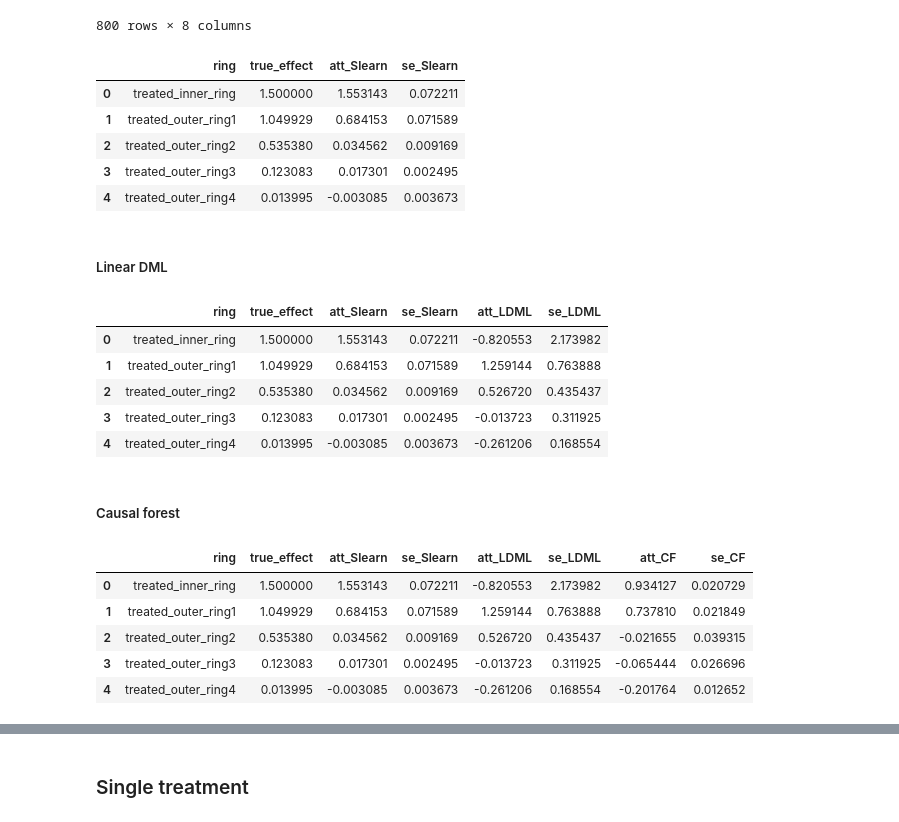
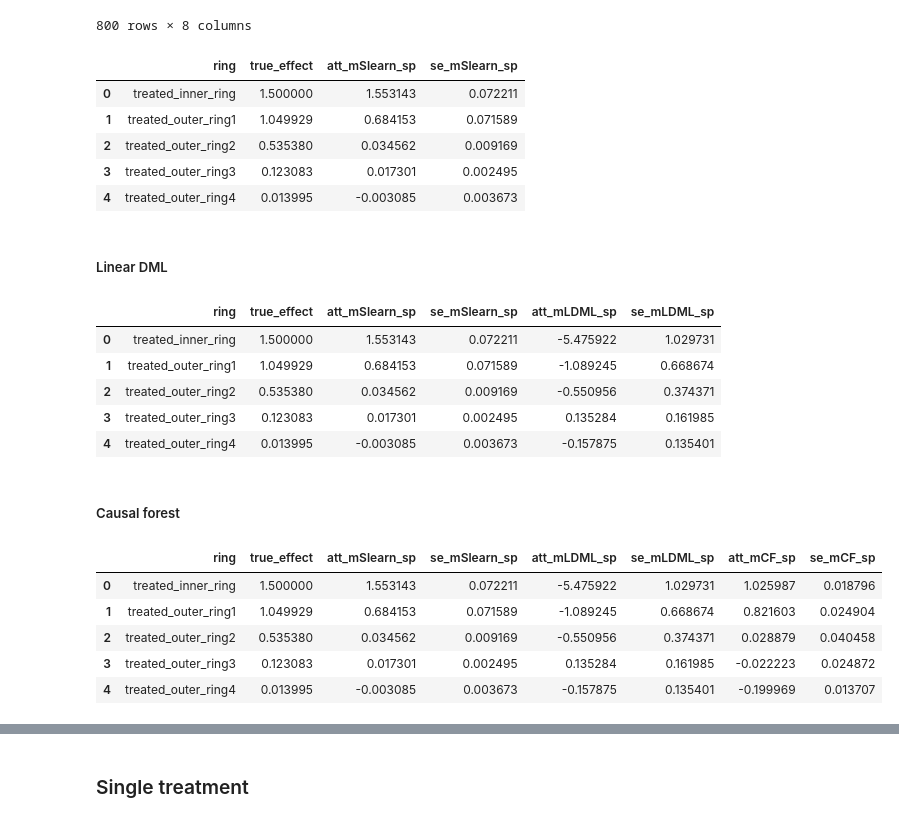
Before and after one commit to Andrew10MAIN/causal_ML_with_spilovers_of_treatment, a Jupyter notebook: 04_testing_models_on_simulated_data/testing_models_on_simulated_data.ipynb, the cells around one changed output, grey strips where cells are left out. Saved outputs shown, nothing was run; the diff lists cells and outputs as text; code cells hidden in the pictures.

```diff
--- a/04_testing_models_on_simulated_data/testing_models_on_simulated_data.ipynb
+++ b/04_testing_models_on_simulated_data/testing_models_on_simulated_data.ipynb
@@ -159,11 +201,11 @@ df_effectbase = pd.DataFrame({
                                gdf2[gdf2['odr_4'] == 1]['tau'].mean()],
               })
 df_multi_treatment_effects_Slearn = make_treatment_effects_df(ITE_df_slearn_multT,  [ 'treated_inner_ring','treated_outer_ring1',
-             'treated_outer_ring2','treated_outer_ring3', 'treated_outer_ring4'],'Slearn', treated_col='treated')
+             'treated_outer_ring2','treated_outer_ring3', 'treated_outer_ring4'],'mSlearn_sp', treated_col='treated')
 df_multi_effect_pre1 = df_effectbase.merge(df_multi_treatment_effects_Slearn, on = 'ring', how= 'left')
 df_multi_effect_pre1
 # %% [output]
-|  | ring | true_effect | att_Slearn | se_Slearn |
+|  | ring | true_effect | att_mSlearn_sp | se_mSlearn_sp |
 | 0 | treated_inner_ring | 1.500000 | 1.553143 | 0.072211 |
 | 1 | treated_outer_ring1 | 1.049929 | 0.684153 | 0.071589 |
 | 2 | treated_outer_ring2 | 0.535380 | 0.034562 | 0.009169 |
@@ -189,49 +231,49 @@ ITE_LDML= pd.DataFrame(te_pred_LDML).rename(columns = {0:'treated_inner_ring', 1
                                              4:'treated_outer_ring4'})
 ITE_LDML['treated'] = T_M
 df_multi_treatment_effects_LDML = make_treatment_effects_df(ITE_LDML,  ['treated_inner_ring','treated_outer_ring1',
-             'treated_outer_ring2','treated_outer_ring3', 'treated_outer_ring4'],'LDML', treated_col='treated')
+             'treated_outer_ring2','treated_outer_ring3', 'treated_outer_ring4'],'mLDML_sp', treated_col='treated')
 df_multi_effect_pre2 = df_multi_effect_pre1.merge(df_multi_treatment_effects_LDML, on = 'ring', how= 'left')
 df_multi_effect_pre2
 # %% [output]
-|  | ring | true_effect | att_Slearn | se_Slearn | att_LDML | se_LDML |
-| 0 | treated_inner_ring | 1.500000 | 1.553143 | 0.072211 | -0.820553 | 2.173982 |
-| 1 | treated_outer_ring1 | 1.049929 | 0.684153 | 0.071589 | 1.259144 | 0.763888 |
-| 2 | treated_outer_ring2 | 0.535380 | 0.034562 | 0.009169 | 0.526720 | 0.435437 |
-| 3 | treated_outer_ring3 | 0.123083 | 0.017301 | 0.002495 | -0.013723 | 0.311925 |
-| 4 | treated_outer_ring4 | 0.013995 | -0.003085 | 0.003673 | -0.261206 | 0.168554 |
+|  | ring | true_effect | att_mSlearn_sp | se_mSlearn_sp | att_mLDML_sp | se_mLDML_sp |
+| 0 | treated_inner_ring | 1.500000 | 1.553143 | 0.072211 | -5.475922 | 1.029731 |
+| 1 | treated_outer_ring1 | 1.049929 | 0.684153 | 0.071589 | -1.089245 | 0.668674 |
+| 2 | treated_outer_ring2 | 0.535380 | 0.034562 | 0.009169 | -0.550956 | 0.374371 |
+| 3 | treated_outer_ring3 | 0.123083 | 0.017301 | 0.002495 | 0.135284 | 0.161985 |
+| 4 | treated_outer_ring4 | 0.013995 | -0.003085 | 0.003673 | -0.157875 | 0.135401 |
 # %% [markdown]
 ##### Causal forest
 # %%
 est2 = CausalForestDML(model_y=RandomForestRegressor(n_estimators=100, max_depth=3, min_samples_leaf=20),
                        model_t=MultiOutputRegressor(RandomForestRegressor(n_estimators=100,
                                                                               max_depth=3,
                                                                               min_samples_leaf=20)),
                        cv=None,
                        criterion='mse', n_estimators=1000,
                        min_samples_leaf=10,
                        min_impurity_decrease=0.001,
                        random_state=123)
 
 est2.tune(Y, T_mult, X=X,
           #W=W
           )
 est2.fit(Y, T_mult, X=X,
          #W=W
          )
 
 te_pred2 = est2.const_marginal_effect(X)
 ITE_CF=pd.DataFrame(te_pred2).rename(columns = {0:'treated_inner_ring', 1:'treated_outer_ring1',
                                              2:'treated_outer_ring2', 3:'treated_outer_ring3',
                                              4:'treated_outer_ring4'})
 ITE_CF['treated'] = T_M
 df_multi_treatment_effects_CF = make_treatment_effects_df(ITE_CF,  ['treated_inner_ring','treated_outer_ring1',
-             'treated_outer_ring2','treated_outer_ring3', 'treated_outer_ring4'],'CF', treated_col='treated')
-df_multi_effect = df_multi_effect_pre2.merge(df_multi_treatment_effects_CF, on = 'ring', how= 'left')
-df_multi_effect
+             'treated_outer_ring2','treated_outer_ring3', 'treated_outer_ring4'],'mCF_sp', treated_col='treated')
+df_multi_effect_pre3 = df_multi_effect_pre2.merge(df_multi_treatment_effects_CF, on = 'ring', how= 'left')
+df_multi_effect_pre3
 # %% [output]
-|  | ring | true_effect | att_Slearn | se_Slearn | att_LDML | se_LDML | att_CF | se_CF |
-| 0 | treated_inner_ring | 1.500000 | 1.553143 | 0.072211 | -0.820553 | 2.173982 | 0.934127 | 0.020729 |
-| 1 | treated_outer_ring1 | 1.049929 | 0.684153 | 0.071589 | 1.259144 | 0.763888 | 0.737810 | 0.021849 |
-| 2 | treated_outer_ring2 | 0.535380 | 0.034562 | 0.009169 | 0.526720 | 0.435437 | -0.021655 | 0.039315 |
-| 3 | treated_outer_ring3 | 0.123083 | 0.017301 | 0.002495 | -0.013723 | 0.311925 | -0.065444 | 0.026696 |
-| 4 | treated_outer_ring4 | 0.013995 | -0.003085 | 0.003673 | -0.261206 | 0.168554 | -0.201764 | 0.012652 |
+|  | ring | true_effect | att_mSlearn_sp | se_mSlearn_sp | att_mLDML_sp | se_mLDML_sp | att_mCF_sp | se_mCF_sp |
+| 0 | treated_inner_ring | 1.500000 | 1.553143 | 0.072211 | -5.475922 | 1.029731 | 1.025987 | 0.018796 |
+| 1 | treated_outer_ring1 | 1.049929 | 0.684153 | 0.071589 | -1.089245 | 0.668674 | 0.821603 | 0.024904 |
+| 2 | treated_outer_ring2 | 0.535380 | 0.034562 | 0.009169 | -0.550956 | 0.374371 | 0.028879 | 0.040458 |
+| 3 | treated_outer_ring3 | 0.123083 | 0.017301 | 0.002495 | 0.135284 | 0.161985 | -0.022223 | 0.024872 |
+| 4 | treated_outer_ring4 | 0.013995 | -0.003085 | 0.003673 | -0.157875 | 0.135401 | -0.199969 | 0.013707 |
```
Also changed, not shown: parts of 19 cells of this notebook, 1 other file.
